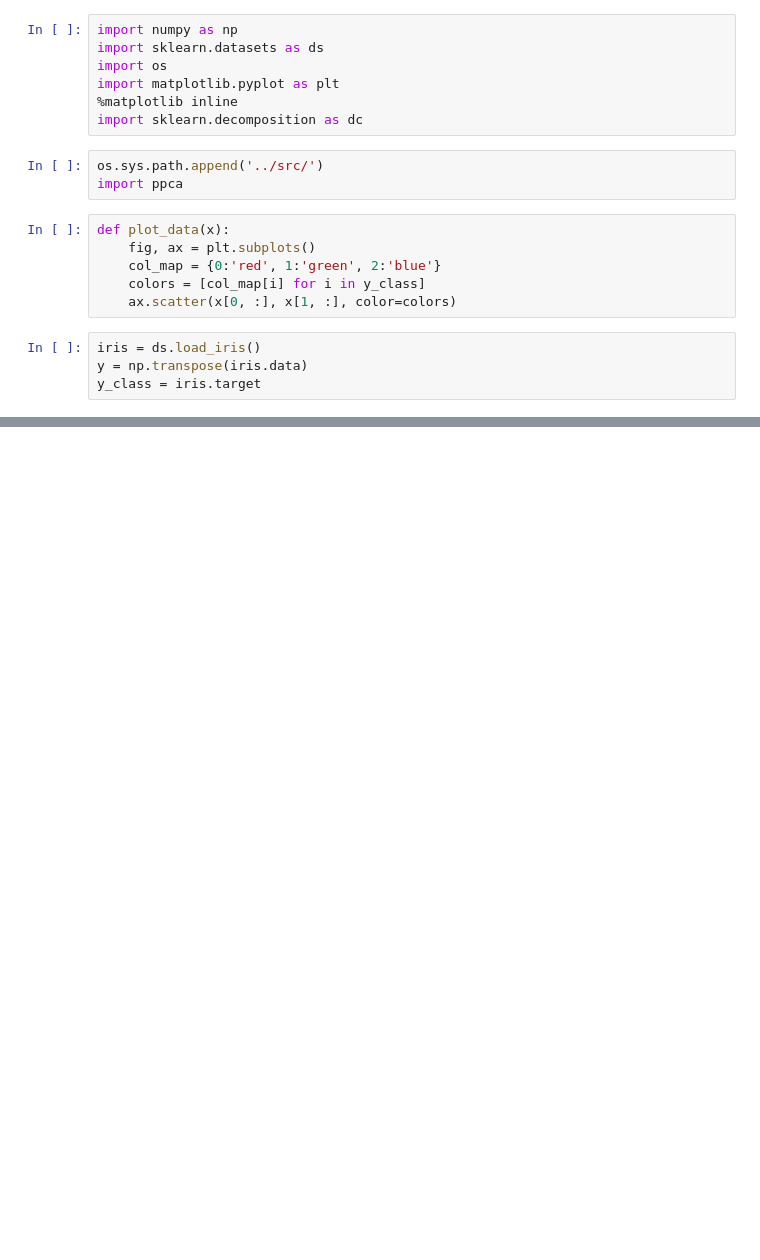
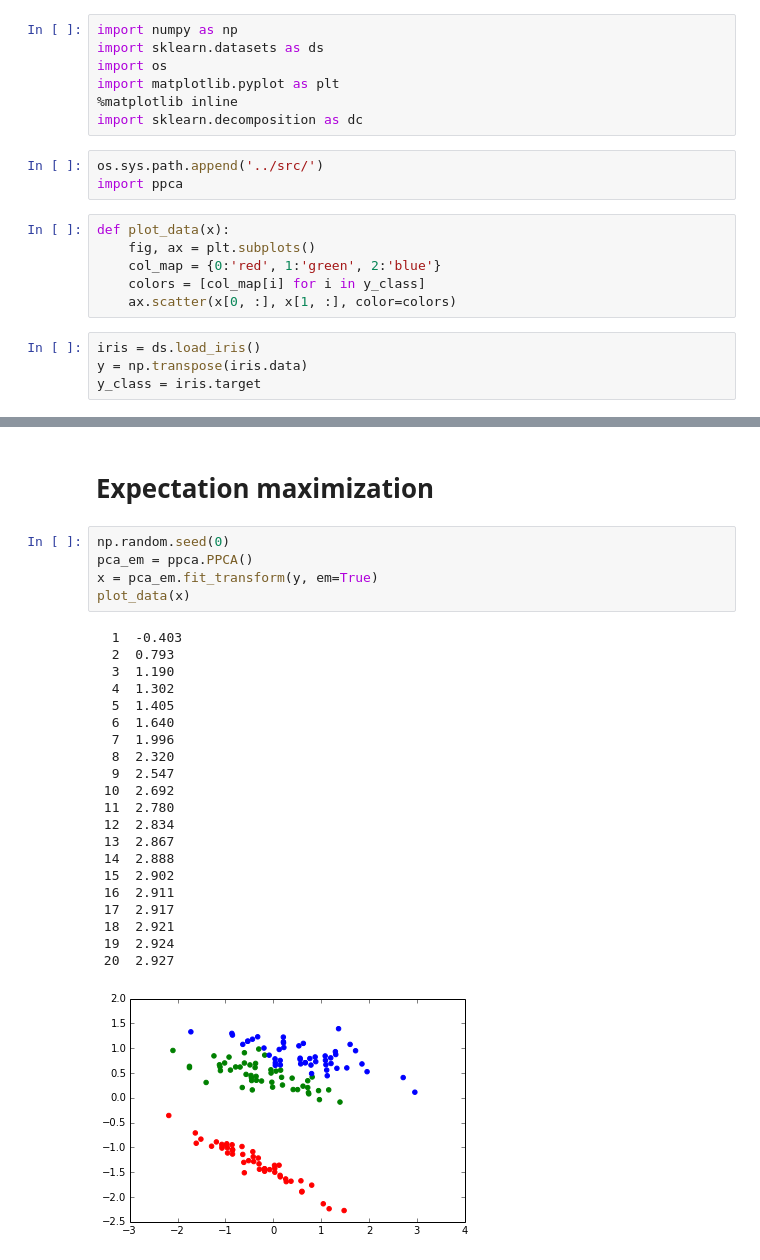
Before and after one commit to cangermueller/ppca, a Jupyter notebook: notebooks/examples.ipynb, the cells around one changed output, grey strips where cells are left out. Drawn from its saved outputs; the diff is of its cells as text; blank space fills up the shorter version.

```diff
--- a/notebooks/examples.ipynb
+++ b/notebooks/examples.ipynb
@@ -29,0 +43,29 @@ plot_data(x)
+# %% [markdown]
+# Expectation maximization
+# %%
+np.random.seed(0)
+pca_em = ppca.PPCA()
+x = pca_em.fit_transform(y, em=True)
+plot_data(x)
+# %% [output]
+  1  -0.403
+  2  0.793
+  3  1.190
+  4  1.302
+  5  1.405
+  6  1.640
+  7  1.996
+  8  2.320
+  9  2.547
+ 10  2.692
+ 11  2.780
+ 12  2.834
+ 13  2.867
+ 14  2.888
+ 15  2.902
+ 16  2.911
+ 17  2.917
+ 18  2.921
+ 19  2.924
+ 20  2.927
+[figure, added]
```
Also changed, not shown: parts of 6 cells of this notebook, 1 other file.
